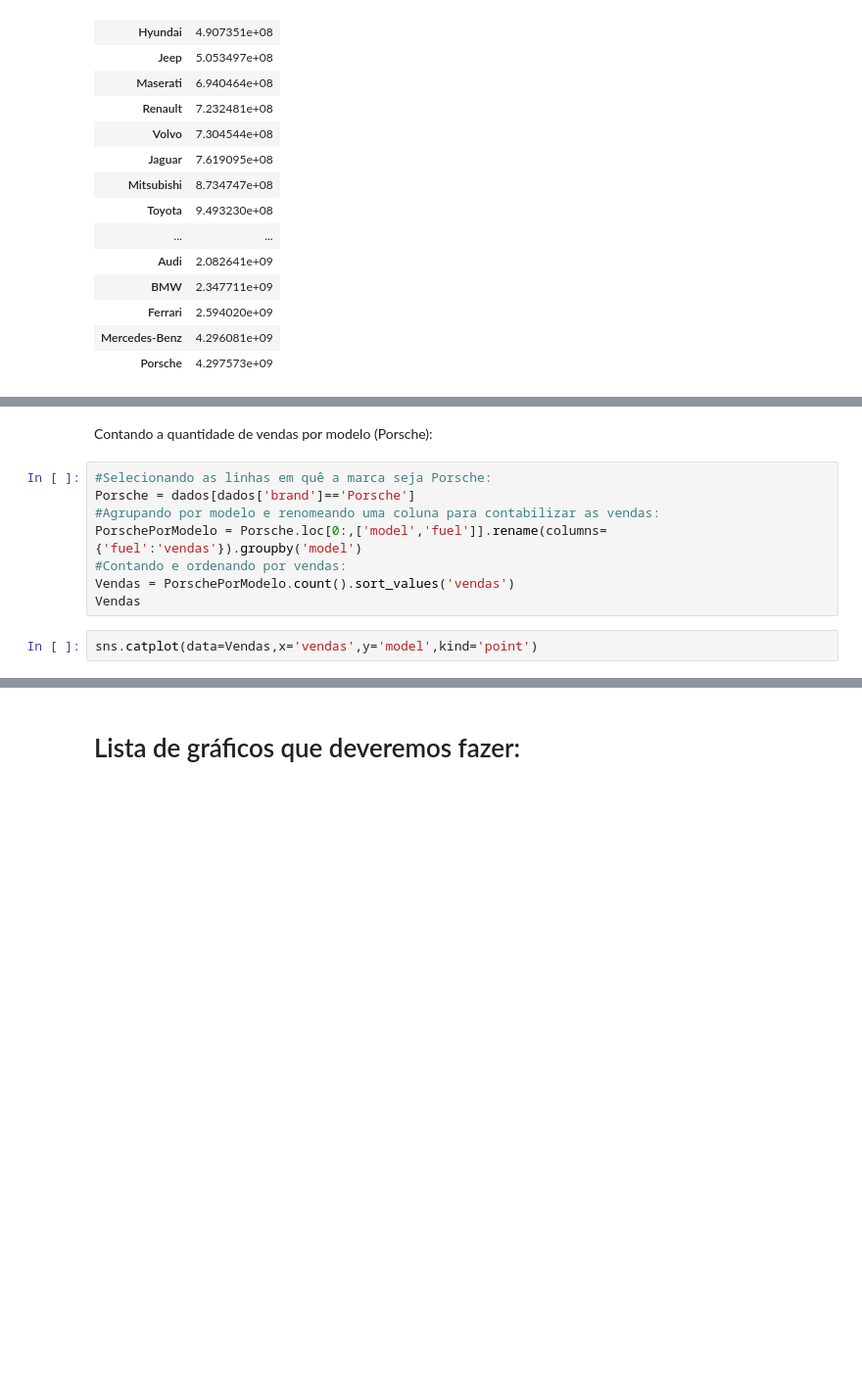
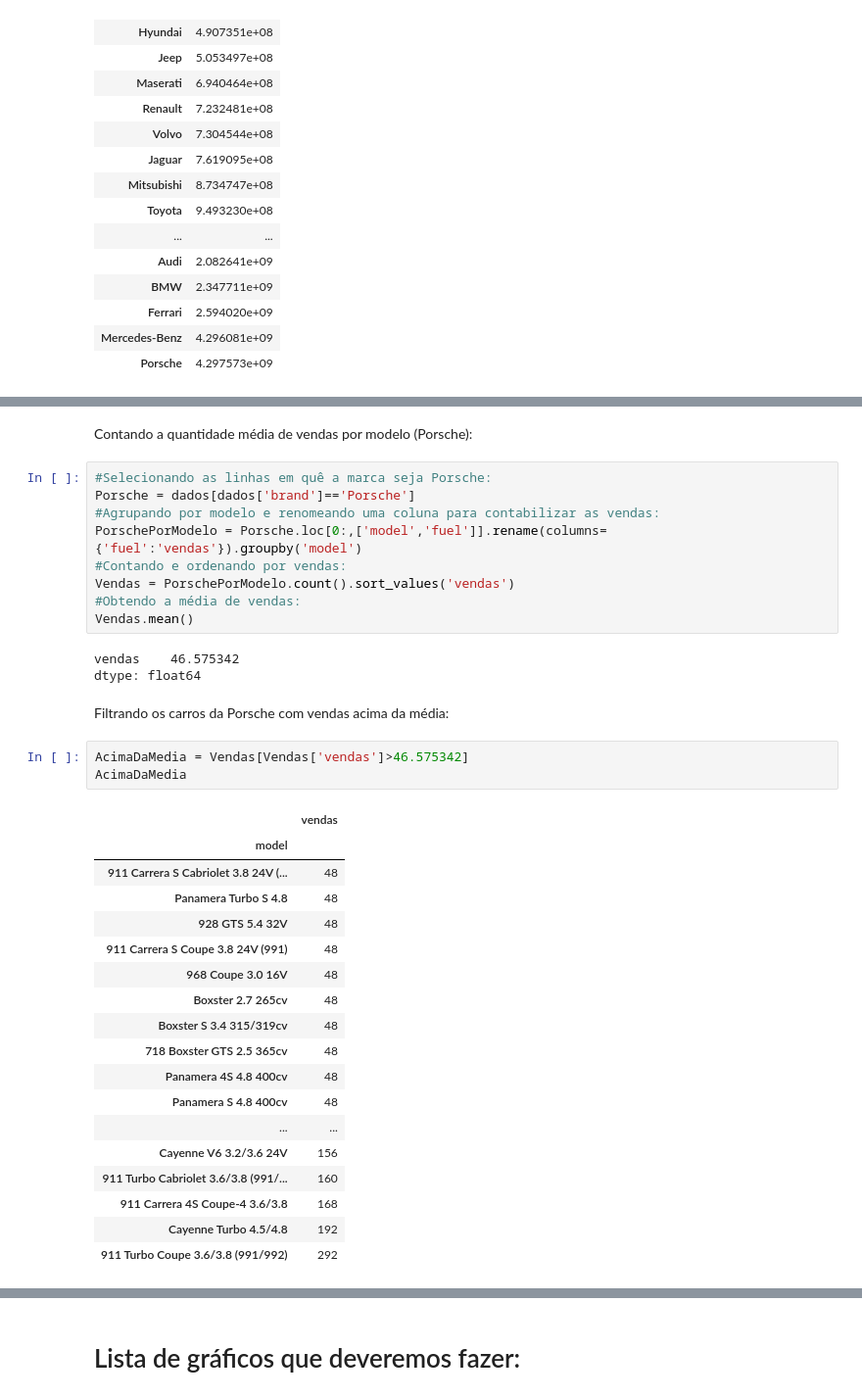
Before and after one commit to Francis3and7/Trabalho-an-lise-de-dados, a Jupyter notebook: temp.ipynb, the cells around one changed output, grey strips where cells are left out. Shown at 98% size. Drawn from its saved outputs; the diff is of its cells as text; blank space fills up the shorter version.

```diff
--- a/temp.ipynb
+++ b/temp.ipynb
@@ -57,6 +60,6 @@ ValueError: Incorrect use of keyword argument 'rotation'. Keyword arguments othe
 [figure]
 # %% [markdown]
-Contando a quantidade de vendas por modelo (Porsche):
+Contando a quantidade média de vendas por modelo (Porsche):
 # %%
 #Selecionando as linhas em quê a marca seja Porsche:
 Porsche = dados[dados['brand']=='Porsche']
@@ -64,6 +67,32 @@ Porsche = dados[dados['brand']=='Porsche']
 PorschePorModelo = Porsche.loc[0:,['model','fuel']].rename(columns={'fuel':'vendas'}).groupby('model')
 #Contando e ordenando por vendas:
 Vendas = PorschePorModelo.count().sort_values('vendas')
-Vendas
+#Obtendo a média de vendas:
+Vendas.mean()
+# %% [output]
+vendas    46.575342
+dtype: float64
-# %%
-sns.catplot(data=Vendas,x='vendas',y='model',kind='point')
+# %% [markdown]
+Filtrando os carros da Porsche com vendas acima da média:
+# %%
+AcimaDaMedia = Vendas[Vendas['vendas']>46.575342]
+AcimaDaMedia
+# %% [output]
+|  | vendas |
+| model |  |
+| 911 Carrera S Cabriolet 3.8 24V (... | 48 |
+| Panamera Turbo S 4.8 | 48 |
+| 928 GTS 5.4 32V | 48 |
+| 911 Carrera S Coupe 3.8 24V (991) | 48 |
+| 968 Coupe 3.0 16V | 48 |
+| Boxster 2.7 265cv | 48 |
+| Boxster S 3.4 315/319cv | 48 |
+| 718 Boxster GTS 2.5 365cv | 48 |
+| Panamera 4S 4.8 400cv | 48 |
+| Panamera S 4.8 400cv | 48 |
+| ... | ... |
+| Cayenne V6 3.2/3.6 24V | 156 |
+| 911 Turbo Cabriolet 3.6/3.8 (991/... | 160 |
+| 911 Carrera 4S Coupe-4 3.6/3.8 | 168 |
+| Cayenne Turbo 4.5/4.8 | 192 |
+| 911 Turbo Coupe 3.6/3.8 (991/992) | 292 |
```
Also changed, not shown: parts of 8 cells of this notebook.
